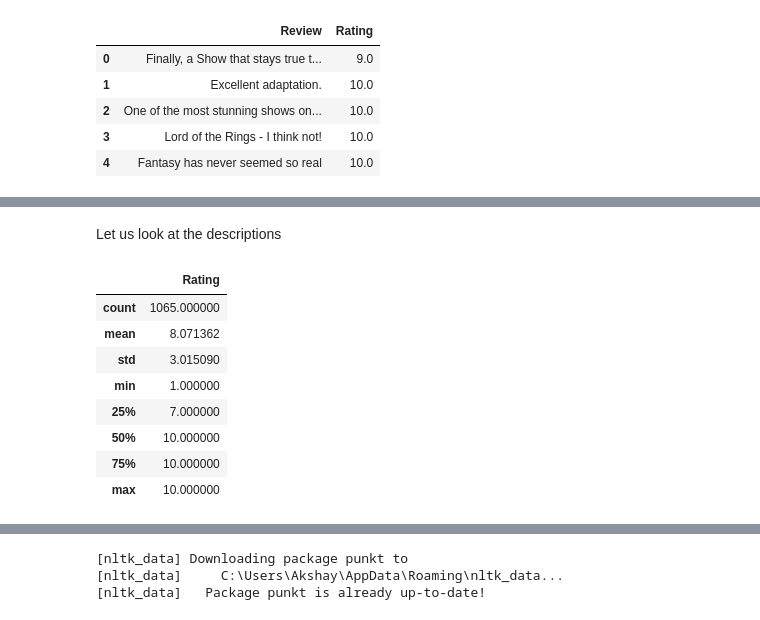
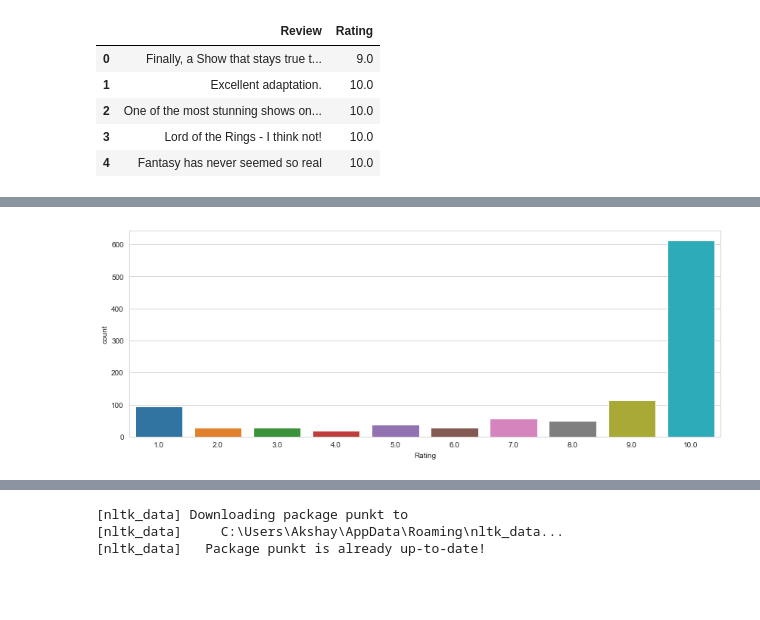
Before and after one commit to akshaykapoor347/ImdbReviews, a Jupyter notebook: ImdbReviews.ipynb, the cells around one changed output, grey strips where cells are left out. Saved outputs shown, nothing was run; the diff lists cells and outputs as text; code cells hidden in the pictures; blank space fills up the shorter version.

```diff
--- a/ImdbReviews.ipynb
+++ b/ImdbReviews.ipynb
@@ -129,14 +111,8 @@ sns.countplot(test_df['Rating'])
-# %% [markdown]
-Let us look at the descriptions
-# %%
-test_df.describe()
-# %% [output]
-|  | Rating |
-| count | 1065.000000 |
-| mean | 8.071362 |
-| std | 3.015090 |
-| min | 1.000000 |
-| 25% | 7.000000 |
-| 50% | 10.000000 |
-| 75% | 10.000000 |
-| max | 10.000000 |
+# %%
+test_df = test_df[test_df.Rating <= 10]
+
+plt.figure(figsize=(14,5))
+sns.set_style("whitegrid")
+ax = sns.countplot(test_df['Rating'])
+# %% [output]
+[figure, added]
```
Also changed, not shown: parts of 113 cells of this notebook, 1 other file.
